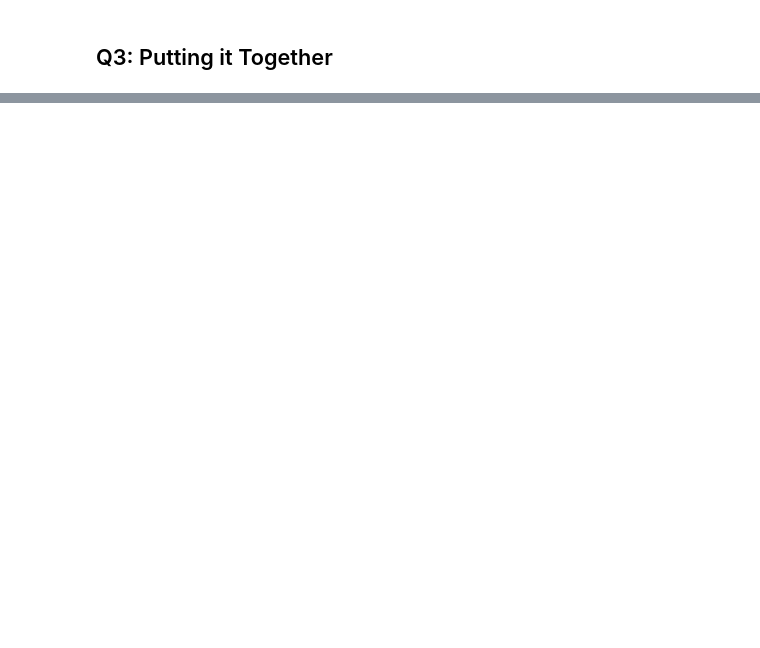
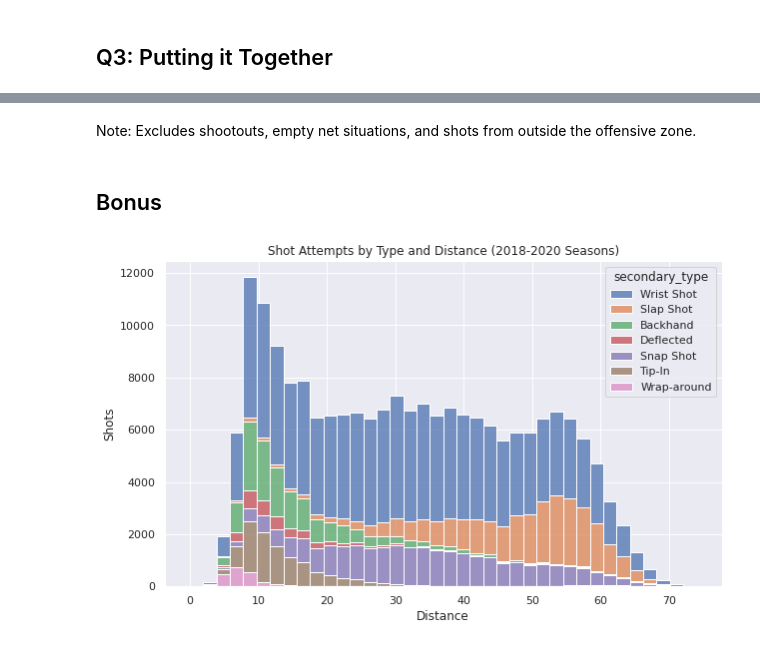
Before and after one commit to 6758-Project/hockey, a Jupyter notebook: notebooks/Simple_Viz.ipynb, the cells around one changed output, grey strips where cells are left out. Saved outputs shown, nothing was run; the diff lists cells and outputs as text; code cells hidden in the pictures; blank space fills up the shorter version.

```diff
--- a/notebooks/Simple_Viz.ipynb
+++ b/notebooks/Simple_Viz.ipynb
@@ -79,2 +80,9 @@ outcomes_by_shot_type_2017.sort_values('goal_rate', ascending=False)
 # %% [markdown]
 ## Q2: Goal by Distance
+# %%
+STANDARDIZED_GOAL_COORDINATES = (89, 0)
+# %%
+plays['distance'] = ((STANDARDIZED_GOAL_COORDINATES[0] - plays['coordinate_x'])**2 \
+                               + (STANDARDIZED_GOAL_COORDINATES[1] - plays['coordinate_y'])**2)**(.5)
+
+plays['distance'] = plays['distance'].round()
@@ -82,0 +145,12 @@ outcomes_by_shot_type_2017.sort_values('goal_rate', ascending=False)
+# %% [markdown]
+Note: Excludes shootouts, empty net situations, and shots from outside the offensive zone.
+# %% [markdown]
+## Bonus
+# %%
+goals = plays[(plays['type']=='GOAL')].reset_index()
+sns.histplot(x='distance_bin', hue='secondary_type', multiple='stack', data=plays.reset_index(), bins=76//2);
+plt.title("Shot Attempts by Type and Distance (2018-2020 Seasons)");
+plt.xlabel("Distance");
+plt.ylabel("Shots");
+# %% [output]
+[figure, added]
```
Also changed, not shown: parts of 21 cells of this notebook.
